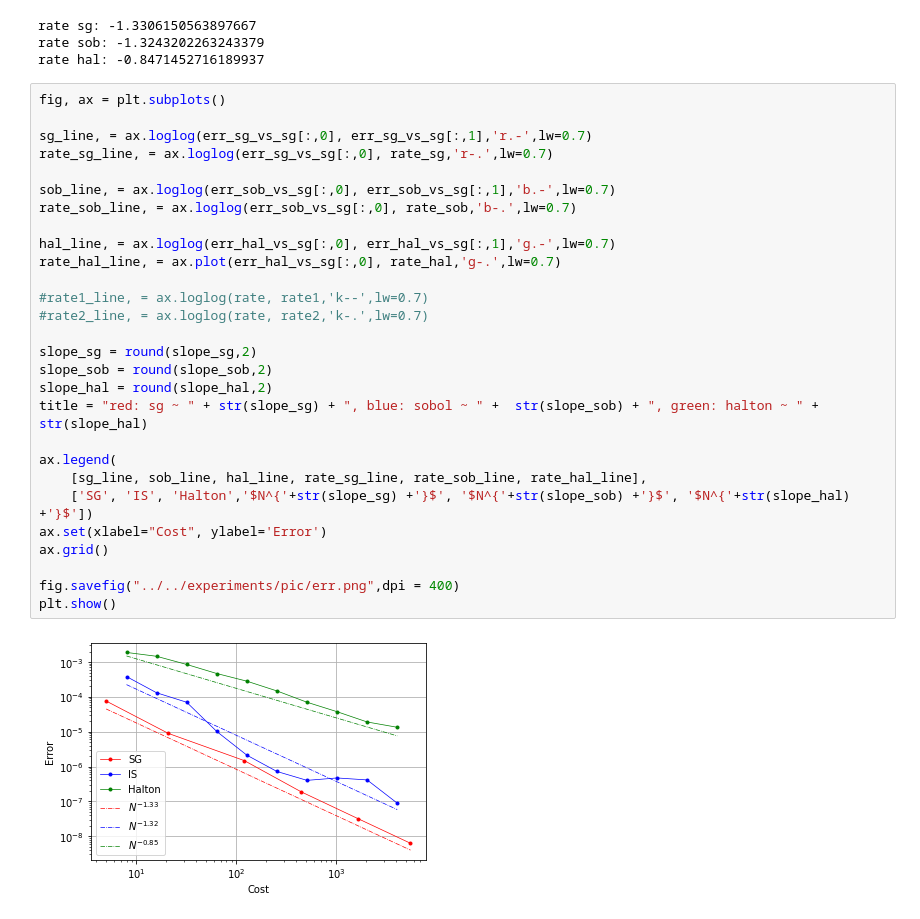
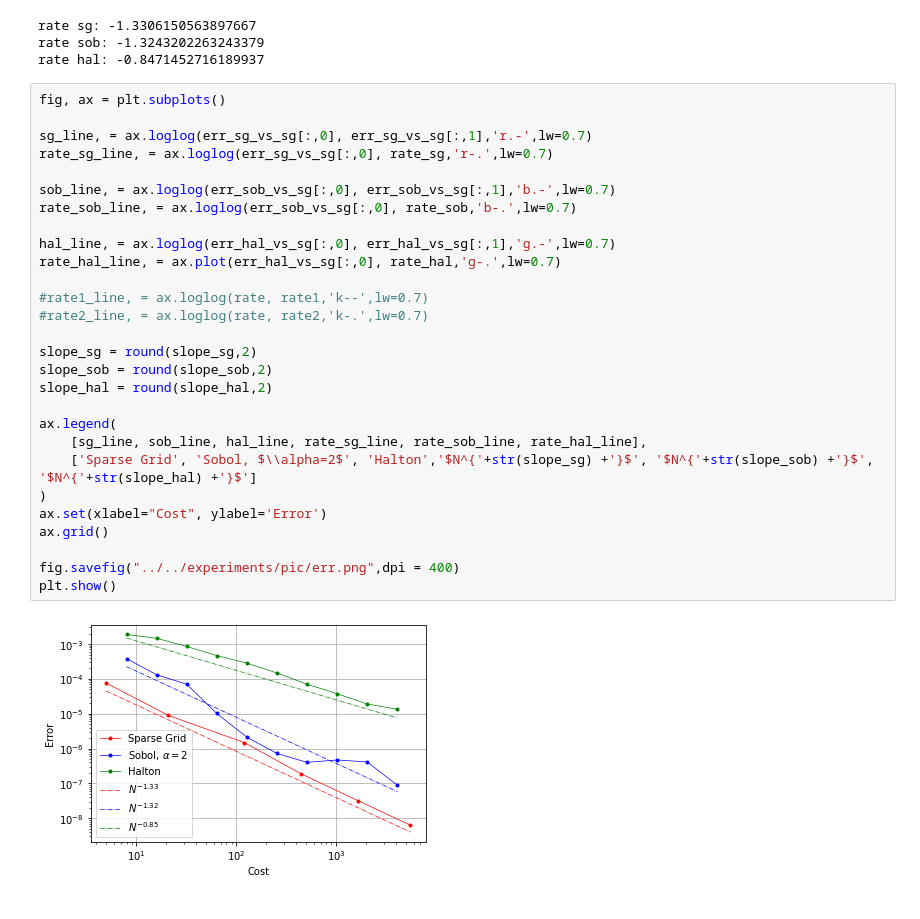
Before and after one commit to vkarnaev/random_domain_elasticity, a Jupyter notebook: utils/python/plotGraph.ipynb, the cells around one changed output. Drawn from its saved outputs; the diff is of its cells as text.

```diff
--- a/utils/python/plotGraph.ipynb
+++ b/utils/python/plotGraph.ipynb
@@ -45,33 +45,33 @@ rate hal: -0.8471452716189937
 # %%
 fig, ax = plt.subplots()
 
 sg_line, = ax.loglog(err_sg_vs_sg[:,0], err_sg_vs_sg[:,1],'r.-',lw=0.7)
 rate_sg_line, = ax.loglog(err_sg_vs_sg[:,0], rate_sg,'r-.',lw=0.7)
 
 sob_line, = ax.loglog(err_sob_vs_sg[:,0], err_sob_vs_sg[:,1],'b.-',lw=0.7)
 rate_sob_line, = ax.loglog(err_sob_vs_sg[:,0], rate_sob,'b-.',lw=0.7)
 
 hal_line, = ax.loglog(err_hal_vs_sg[:,0], err_hal_vs_sg[:,1],'g.-',lw=0.7)
 rate_hal_line, = ax.plot(err_hal_vs_sg[:,0], rate_hal,'g-.',lw=0.7)
 
 #rate1_line, = ax.loglog(rate, rate1,'k--',lw=0.7)
 #rate2_line, = ax.loglog(rate, rate2,'k-.',lw=0.7)
 
 slope_sg = round(slope_sg,2)
 slope_sob = round(slope_sob,2)
 slope_hal = round(slope_hal,2)
-title = "red: sg ~ " + str(slope_sg) + ", blue: sobol ~ " +  str(slope_sob) + ", green: halton ~ " + str(slope_hal)
 
 ax.legend(
     [sg_line, sob_line, hal_line, rate_sg_line, rate_sob_line, rate_hal_line],
-    ['SG', 'IS', 'Halton','$N^{'+str(slope_sg) +'}$', '$N^{'+str(slope_sob) +'}$', '$N^{'+str(slope_hal) +'}$'])
+    ['Sparse Grid', 'Sobol, $\\alpha=2$', 'Halton','$N^{'+str(slope_sg) +'}$', '$N^{'+str(slope_sob) +'}$', '$N^{'+str(slope_hal) +'}$']
+)
 ax.set(xlabel="Cost", ylabel='Error')
 ax.grid()
 
 fig.savefig("../../experiments/pic/err.png",dpi = 400)
 plt.show()
 # %% [output]
-[figure, old version]
+[figure, new version]
 # %%
 gamma = np.log(np.loadtxt("../../experiments/err/gamma.txt", delimiter=' '))
 num = np.arange(1, 101, dtype=float)
```
Also changed, not shown: parts of 2 cells of this notebook, 26 other files.
